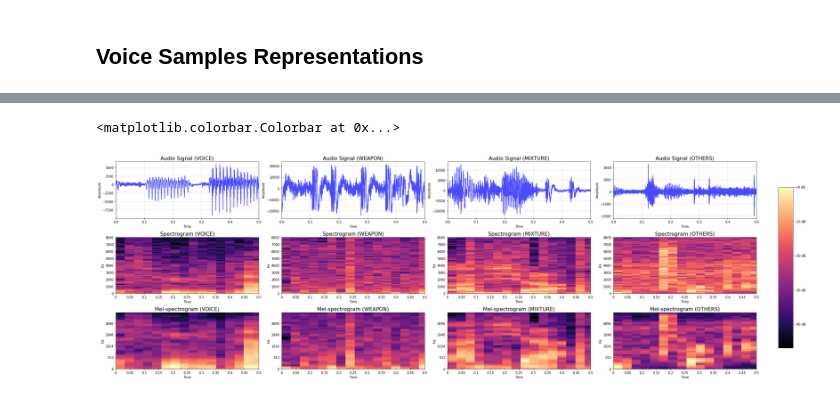
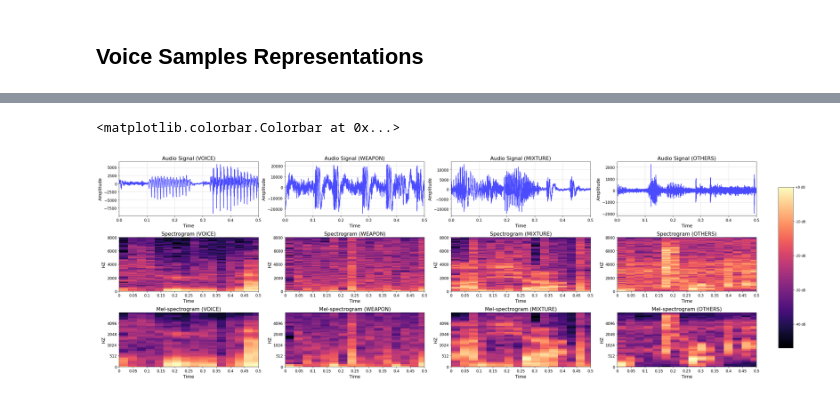
Before and after one commit to gist-ailab/BattleSound, a Jupyter notebook: visualize/visualization.ipynb, the cells around one changed output, grey strips where cells are left out. Drawn from its saved outputs; the diff is of its cells as text; code cells hidden in the pictures.

```diff
--- a/visualize/visualization.ipynb
+++ b/visualize/visualization.ipynb
@@ -560,13 +560,16 @@ def sub_figure(wav, sr, axes, ix, title='VOICE', color='#607c8e', alpha=0.8):
     t = np.array(list(range(0, len(wav)))) / sr
 
     title_size = 16
+    x_size, y_size = 14, 14
 
     ax = axes.flatten()[ix]
     ax.plot(t, wav, color='blue', alpha=0.7)
     ax.grid(True, linewidth= 0.5, linestyle="--")
     ax.set_title('Audio Signal (%s)' %title, fontsize=title_size)
-    ax.set_ylabel('Amplitude')
-    ax.set_xlabel('Time')
+    ax.set_ylabel('Amplitude', fontsize=y_size)
+    ax.set_xlabel('Time', fontsize=x_size)
+    ax.xaxis.set_tick_params(labelsize='large')
+    ax.yaxis.set_tick_params(labelsize='large')
     ax.set_xlim(0.0, 0.5)
 
     # Visualize Spec
@@ -575,32 +578,40 @@ def sub_figure(wav, sr, axes, ix, title='VOICE', color='#607c8e', alpha=0.8):
     ax = axes.flatten()[ix+4]
     img = librosa.display.specshow(S_db, x_axis='time', y_axis='linear', sr=sr, fmax=8000, ax=ax)
     ax.set_xlim(0.0, 0.5)
+    ax.xaxis.set_tick_params(labelsize='large')
+    ax.yaxis.set_tick_params(labelsize='large')
+    ax.set_ylabel('HZ', fontsize=y_size)
+    ax.set_xlabel('Time', fontsize=x_size)
     ax.set_title('Spectrogram (%s)' %title, fontsize=title_size)
 
     # Visualize Mel Spec
     S = librosa.feature.melspectrogram(y=wav, sr=sr, n_mels=40, n_fft=256, hop_length=400, win_length=200)
     S_dB = librosa.power_to_db(S, ref=np.max)
     ax = axes.flatten()[ix+8]
     img = librosa.display.specshow(S_dB, x_axis='time', y_axis='mel', sr=sr, fmax=8000, ax=ax)
     ax.set_xlim(0.0, 0.5)
+    ax.xaxis.set_tick_params(labelsize='large')
+    ax.yaxis.set_tick_params(labelsize='large')
+    ax.set_ylabel('HZ', fontsize=y_size)
+    ax.set_xlabel('Time', fontsize=x_size)
     ax.set_title('Mel-spectrogram (%s)' %title, fontsize=title_size)
 
     return img
 
 sr = 16000
 
 color = '#607c8e'
 
 fig, axes = plt.subplots(3,4, figsize=(32,10))
 sub_figure(wav_voice, sr, axes, ix=0, title='VOICE', color=color)
 sub_figure(wav_gun, sr, axes, ix=1, title='WEAPON', color=color)
 sub_figure(wav_mix, sr, axes, ix=2, title='MIXTURE', color=color)
 img = sub_figure(wav_others, sr, axes, ix=3, title='OTHERS', color=color)
 plt.tight_layout()
 
 fig.subplots_adjust(right=0.9)
 cbar_ax = fig.add_axes([0.93, 0.15, 0.02, 0.7])
 fig.colorbar(img, cax=cbar_ax, format='%+2.0f dB')
 # %% [output]
 <matplotlib.colorbar.Colorbar at 0x...>
-[figure, old version]
+[figure, new version]
```
Also changed, not shown: parts of 2 cells of this notebook.
